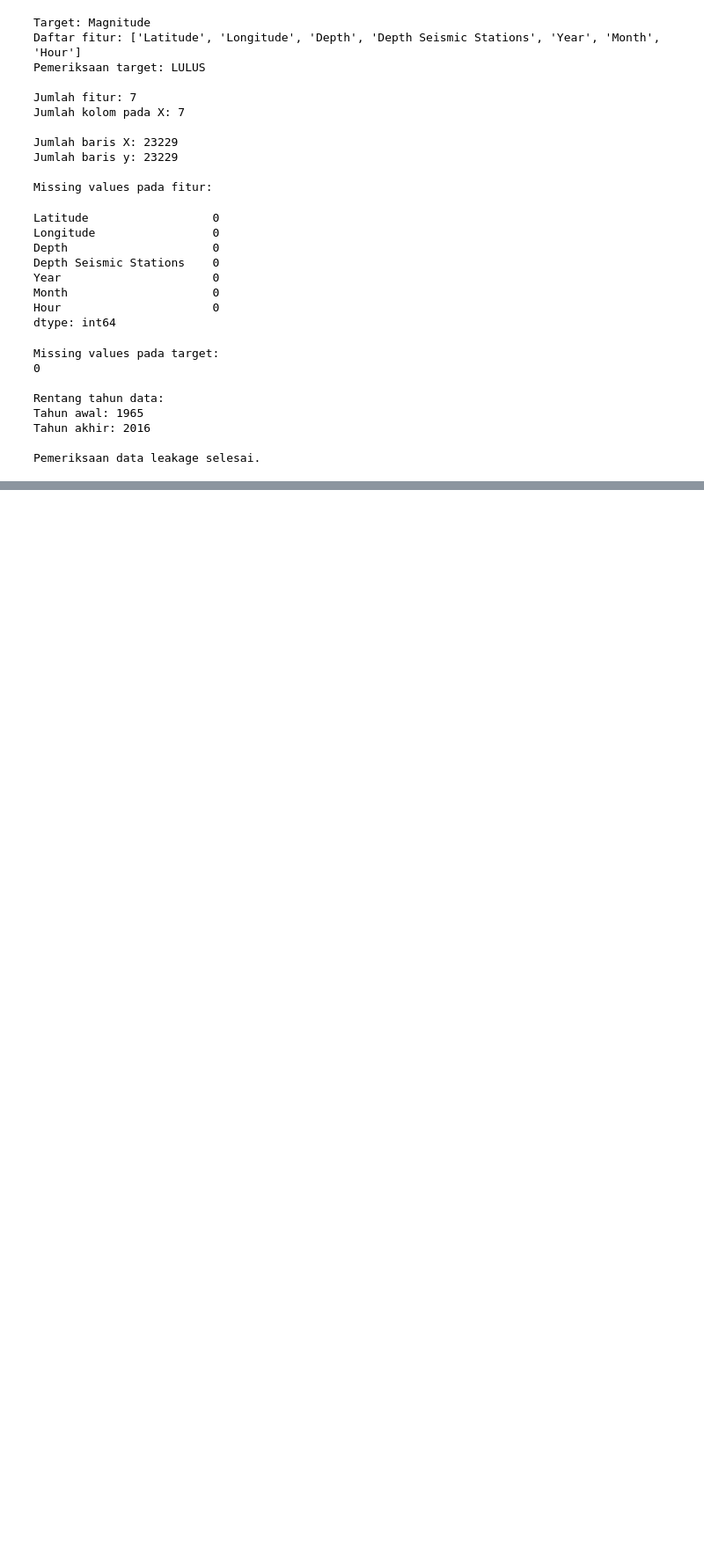
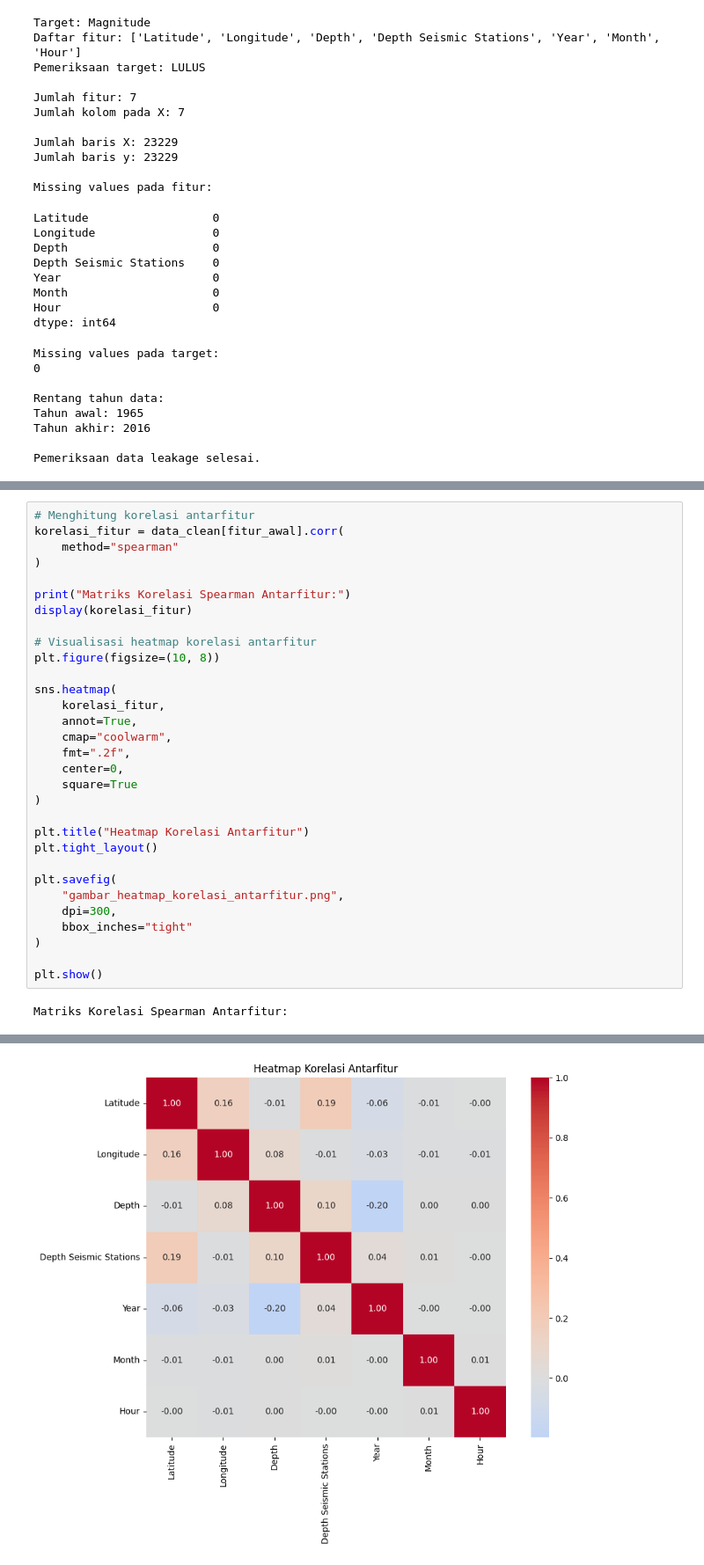
Before and after one commit to Marseng10/Data-Scince_Project, a Jupyter notebook: Analisis Pola dan PrediksiMagnitudoGempaBumi.ipynb, the cells around one changed output, grey strips where cells are left out. Shown at 88% size. Cells and saved outputs as stored; diff of their text form; blank space fills up the shorter version.

```diff
--- a/Analisis Pola dan PrediksiMagnitudoGempaBumi.ipynb
+++ b/Analisis Pola dan PrediksiMagnitudoGempaBumi.ipynb
@@ -1334,0 +1442,33 @@ Jelaskan metode korelasi yang digunakan, hubungan fitur dengan Magnitude, serta
+# %%
+# Menghitung korelasi antarfitur
+korelasi_fitur = data_clean[fitur_awal].corr(
+    method="spearman"
+)
+
+print("Matriks Korelasi Spearman Antarfitur:")
+display(korelasi_fitur)
+
+# Visualisasi heatmap korelasi antarfitur
+plt.figure(figsize=(10, 8))
+
+sns.heatmap(
+    korelasi_fitur,
+    annot=True,
+    cmap="coolwarm",
+    fmt=".2f",
+    center=0,
+    square=True
+)
+
+plt.title("Heatmap Korelasi Antarfitur")
+plt.tight_layout()
+
+plt.savefig(
+    "gambar_heatmap_korelasi_antarfitur.png",
+    dpi=300,
+    bbox_inches="tight"
+)
+
+plt.show()
+# %% [output]
+Matriks Korelasi Spearman Antarfitur:
@@ -1334,0 +1483 @@ Jelaskan metode korelasi yang digunakan, hubungan fitur dengan Magnitude, serta
+[figure, added]
```
Also changed, not shown: parts of 13 cells of this notebook, 3 other files.
